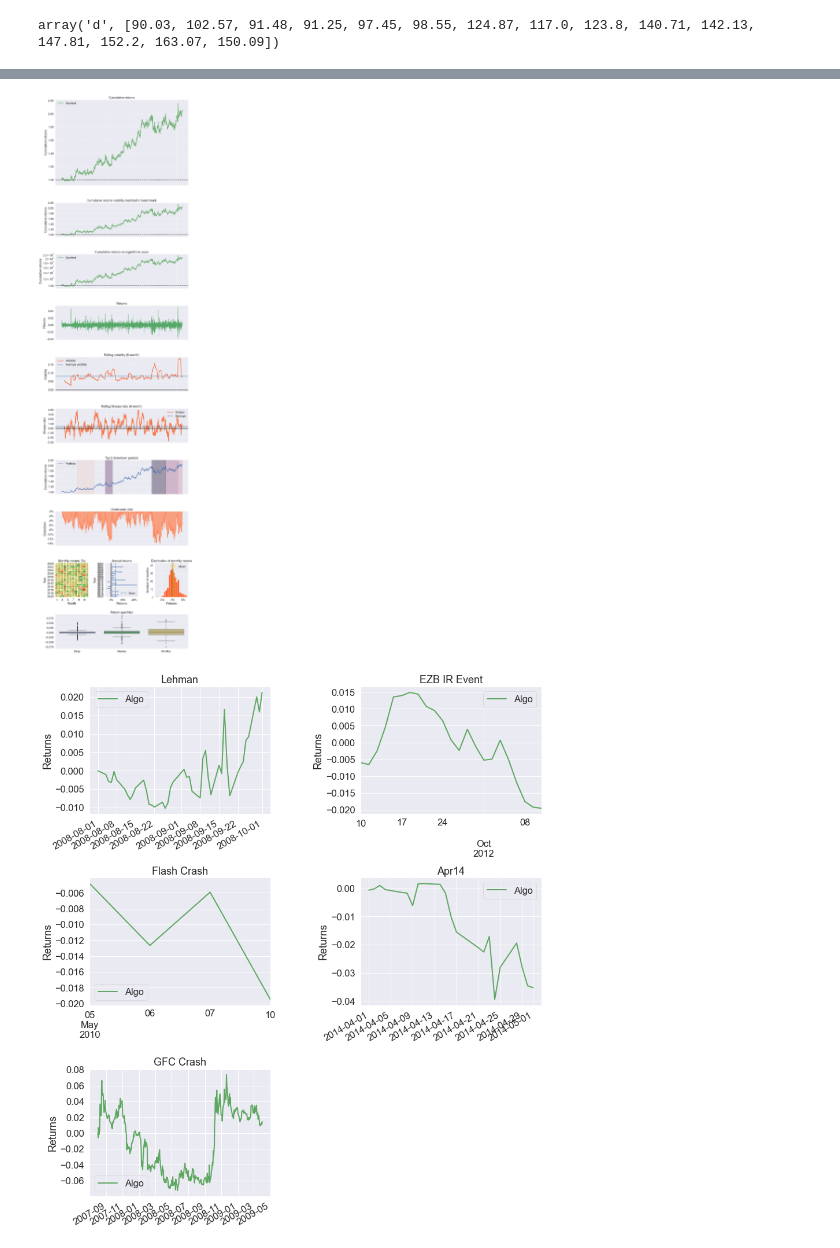
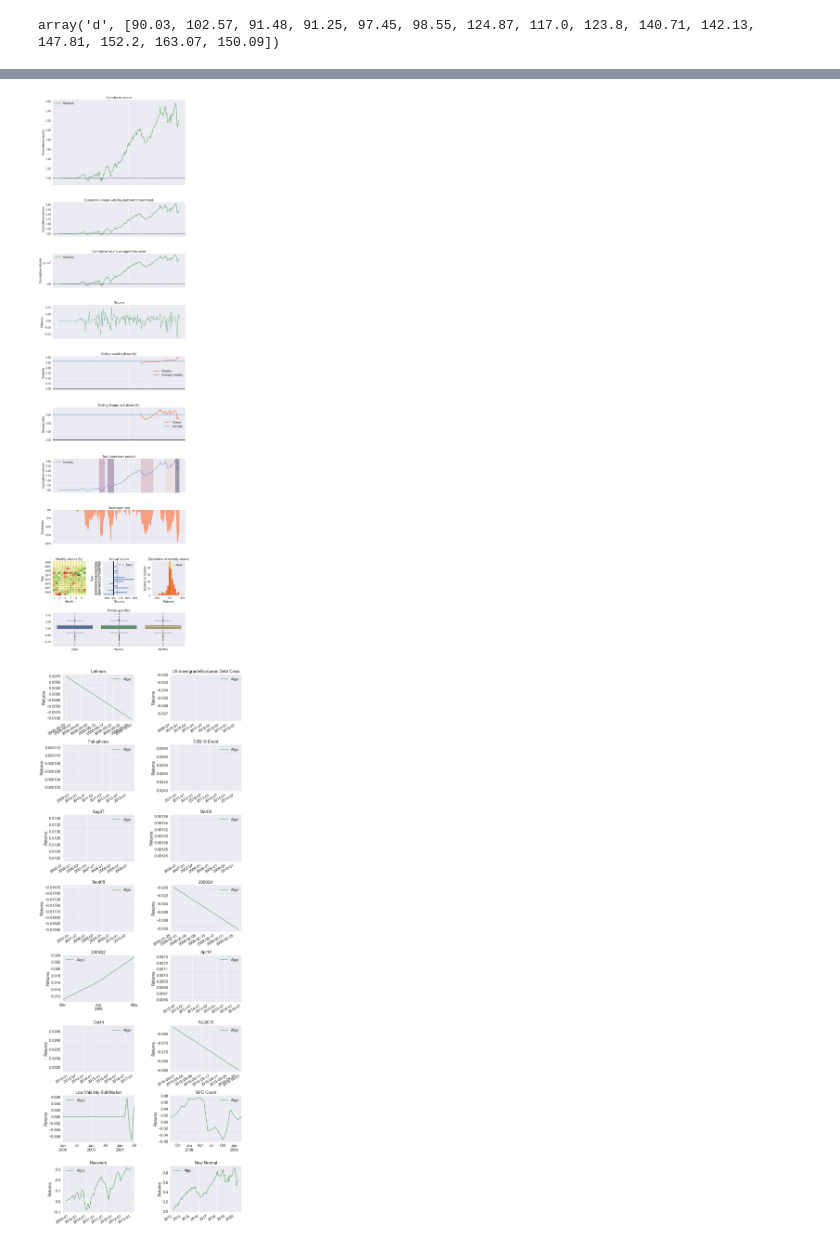
Before and after one commit to zachlim98/BeatingEnDUS, a Jupyter notebook: Backtesting/Backtest Exploration.ipynb, the cells around one changed output, grey strips where cells are left out. Drawn from its saved outputs; the diff is of its cells as text; code cells hidden in the pictures.

```diff
--- a/Backtesting/Backtest Exploration.ipynb
+++ b/Backtesting/Backtest Exploration.ipynb
@@ -205,7 +205,7 @@ class TestStrat(bt.Strategy):
 
             self.bar_executed = len(self)
 
-        elif order.status in [order.Canceled, order.Margin, order.Rejected]:
+        elif order.status in [order.Canceled]:
             self.log('Order Canceled')
 
         elif order.status in [order.Margin]:
@@ -223,25 +223,21 @@ class TestStrat(bt.Strategy):
                 for i in [1,2,3]:
                     self.order = self.order_target_percent(data=self.datas[i], target=0)
                 self.order = self.order_target_percent(data=self.datas[0], target=1)
-                print('Opening a position of SPY')
 
             else:
                 for i in [0,1,2]:
                     self.order = self.order_target_percent(data=self.datas[i], target=0)
                 self.order = self.order_target_percent(data=self.datas[3], target=1)
-                print('Opening a position of AGG')
 
         elif self.mospy[0] < self.moveu[0]:
             if self.moveu[0] > self.mobil[0]:
                 for i in [0,1,3]:
                     self.order = self.order_target_percent(data=self.datas[i], target=0)
                 self.order = self.order_target_percent(data=self.datas[2], target=1)
-                print('Opening position of VEU')
             else:
                 for i in [0,1,2]:
                     self.order = self.order_target_percent(data=self.datas[i], target=0)
                 self.order = self.order_target_percent(data=self.datas[3], target=1)
-                print('Opening a position of AGG')
 # %%
 cerebro = bt.Cerebro()
 
@@ -253,8 +249,11 @@ cerebro.addanalyzer(bt.analyzers.PyFolio)
 
 #add datafeeds
 for i in range(len(datalist)):
-    data = TiingoCSVData(dataname=f'./data/ETFs/{datalist[i]}.csv', fromdate=datetime(2017,1,1),todate=datetime(2020,6,30))
+    data = TiingoCSVData(dataname=f'./data/ETFs/{datalist[i]}.csv', fromdate=datetime(2005,1,1),todate=datetime(2020,6,30))
     cerebro.resampledata(data, name=datalist[i], timeframe=bt.TimeFrame.Months)
+
+# cerebro.broker.set_checksubmit(checksubmit=False)
+cerebro.broker.set_coc(coc=True)
 
 # Set our desired cash start
 cerebro.broker.setcash(100000.0)
@@ -348,3 +361,3 @@ Strategy Visualization
 # %%
-pf.create_full_tear_sheet(returns=returns,transactions=transactions)
+pf.create_full_tear_sheet(returns=returns_qs,transactions=transactions_qs)
 # %% [output]
@@ -414,2 +404,2 @@ The colNum attribute was deprecated in Matplotlib 3.2 and will be removed two mi
-[figure, old version]
+[figure, new version]
-[figure, old version]
+[figure, new version]
```
Also changed, not shown: parts of 7 cells of this notebook.
